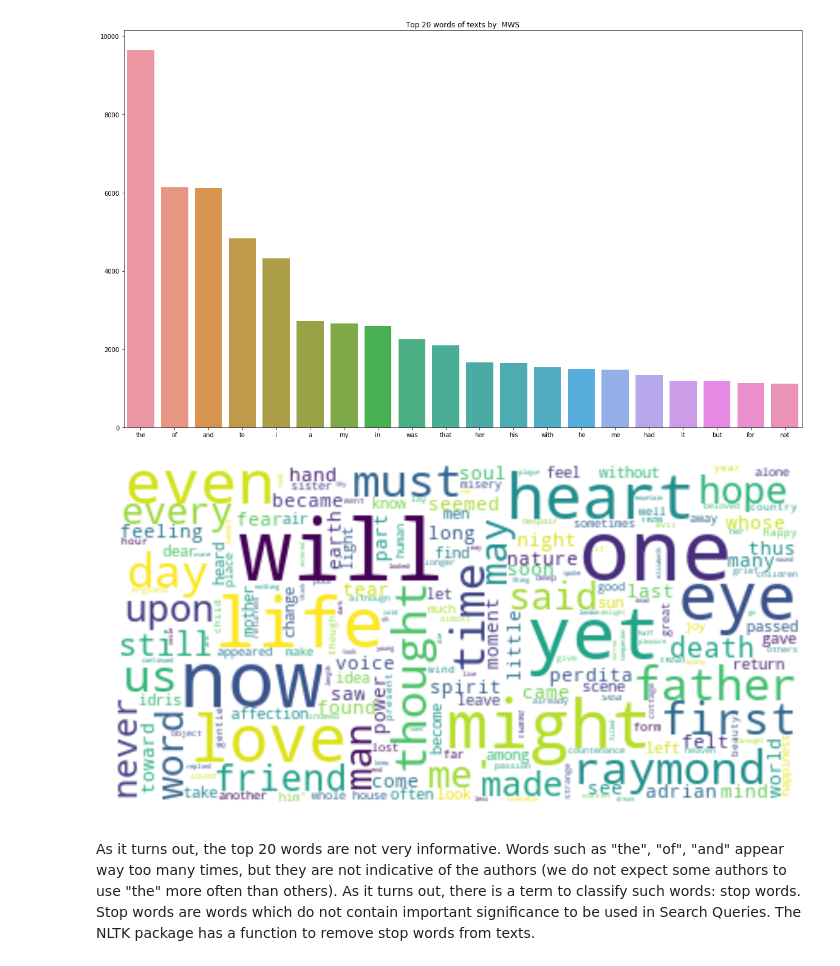
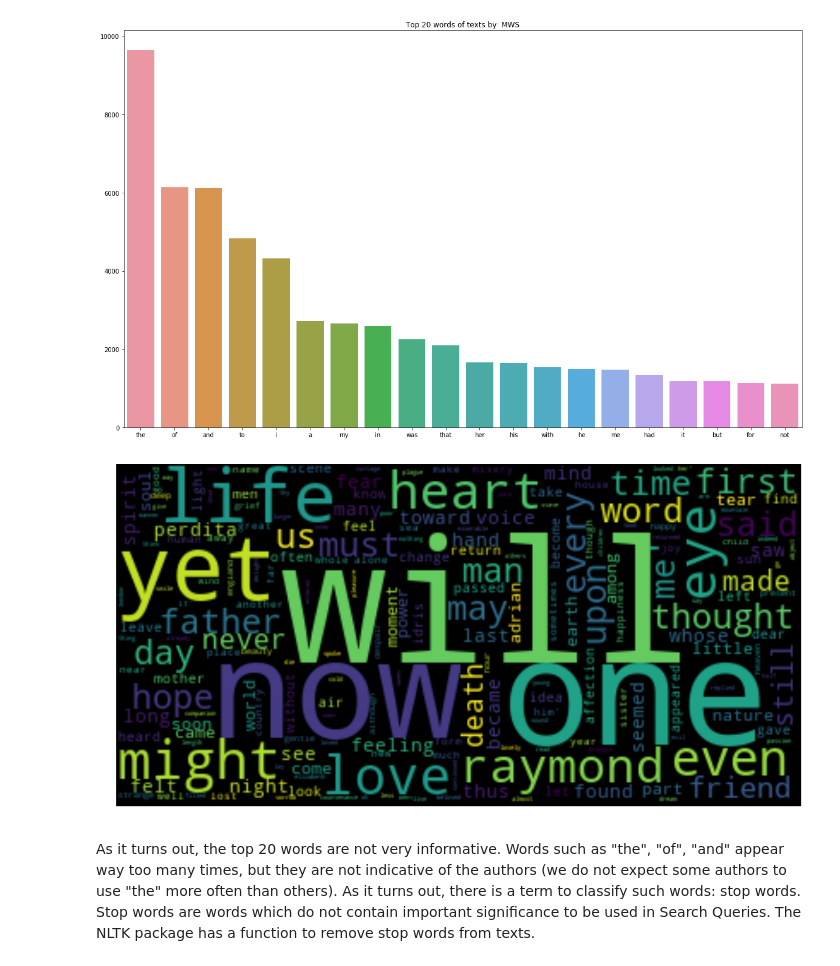
Before and after one commit to ngbolin/PythonProgrammingWorkshop, a Jupyter notebook: SMUMSE_ProgWorkshop_Lesson5.ipynb, the cells around one changed output. Saved outputs shown, nothing was run; the diff lists cells and outputs as text; code cells hidden in the pictures.

```diff
--- a/SMUMSE_ProgWorkshop_Lesson5.ipynb
+++ b/SMUMSE_ProgWorkshop_Lesson5.ipynb
@@ -489,16 +513,17 @@ plot_top_20_words(dat, 'cleaned_text', 'MWS')
 # %%
 def generate_wordcloud(data, author):
     text_column = data[data['author'] == author].cleaned_text
-    wordcloud = WordCloud(background_color='white', max_font_size = 50).generate(str(text_column.tolist()))
+    # The generate method in wordcloud takes a list as its argument
+    wordcloud = WordCloud().generate(str(text_column.tolist()))
 
     plt.figure(figsize=(20, 15))
     plt.imshow(wordcloud, interpolation="bilinear")
     plt.axis("off")
     plt.show()
 
 generate_wordcloud(dat, 'MWS')
 # %% [output]
-[figure, old version]
+[figure, new version]
 # %% [markdown]
 As it turns out, the top 20 words are not very informative. Words such as "the", "of", "and" appear way too many times, but they are not indicative of the authors (we do not expect some authors to use "the" more often than others). As it turns out, there is a term to classify such words: stop words. Stop words are words which do not contain important significance to be used in Search Queries. The NLTK package has a function to remove stop words from texts.
 # %%
```
Also changed, not shown: parts of 20 cells of this notebook, 1 other file.
